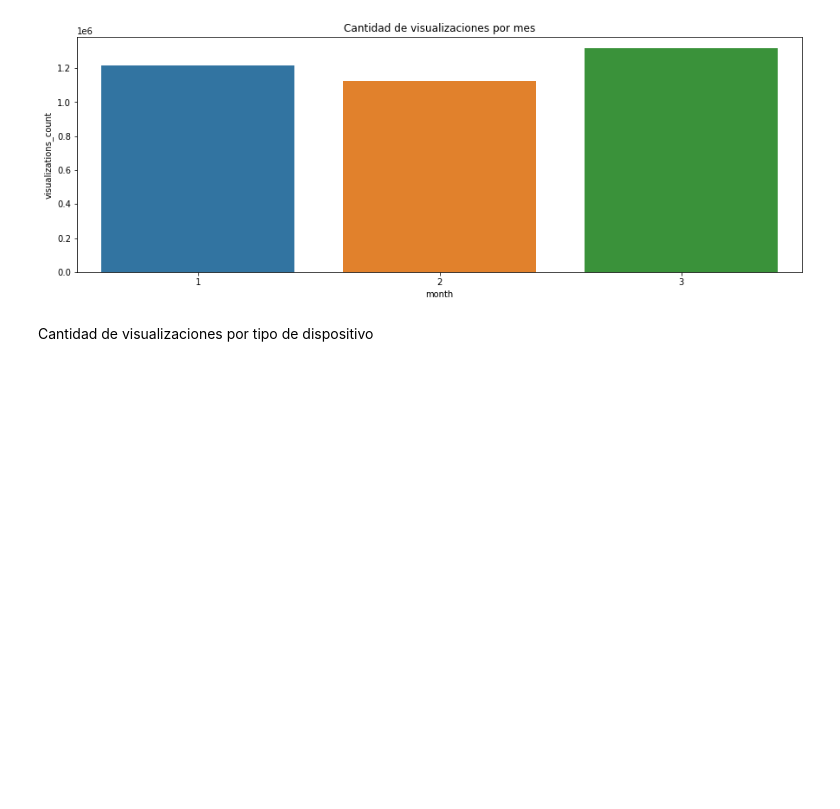
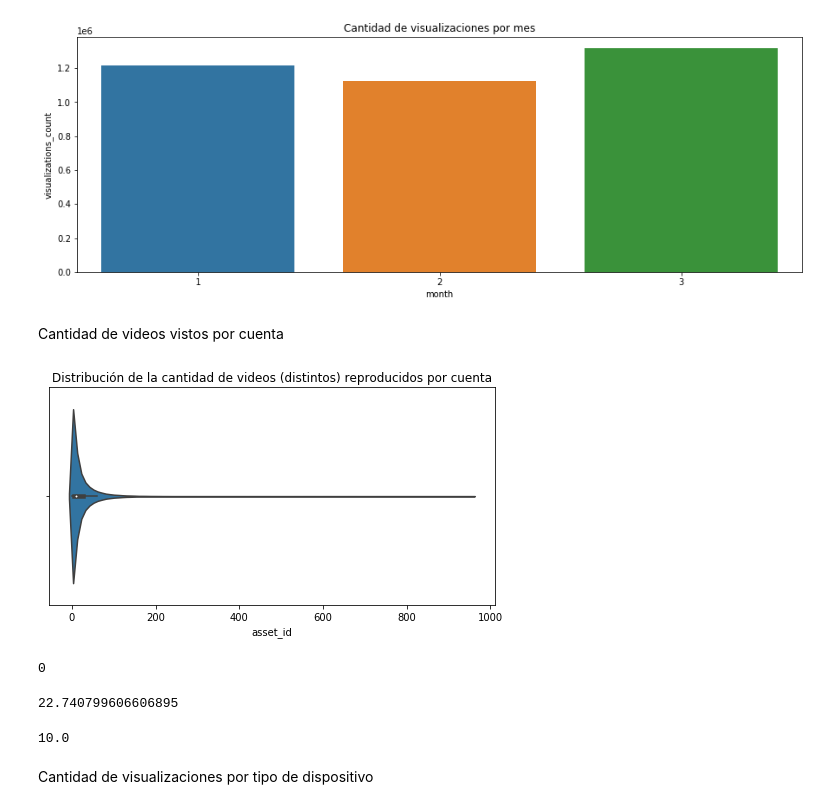
Before and after one commit to ivanjavierparra/Data-Science-Sprint-3, a Jupyter notebook: Entrega_3.ipynb, the cells around one changed output. Drawn from its saved outputs; the diff is of its cells as text; code cells hidden in the pictures; blank space fills up the shorter version.

```diff
--- a/Entrega_3.ipynb
+++ b/Entrega_3.ipynb
@@ -456,6 +472,29 @@ plt.title("Cantidad de visualizaciones por mes")
 plt.show()
 # %% [output]
 [figure]
+# %% [markdown]
+Cantidad de videos vistos por cuenta
+# %%
+assets_count = df.groupby('account_id').agg({'asset_id': 'nunique'})
+
+plt.figure(figsize=(8,4))
+plt.title("Distribución de la cantidad de videos (distintos) reproducidos por cuenta")
+sns.violinplot(x=assets_count.asset_id)
+plt.show()
+# %% [output]
+[figure, added]
+# %%
+assets_count.asset_id.min()
+# %% [output]
+0
+# %%
+assets_count.asset_id.mean()
+# %% [output]
+22.740799606606895
+# %%
+assets_count.asset_id.median()
+# %% [output]
+10.0
 # %% [markdown]
 Cantidad de visualizaciones por tipo de dispositivo
 # %%
```
Also changed, not shown: parts of 27 cells of this notebook.
